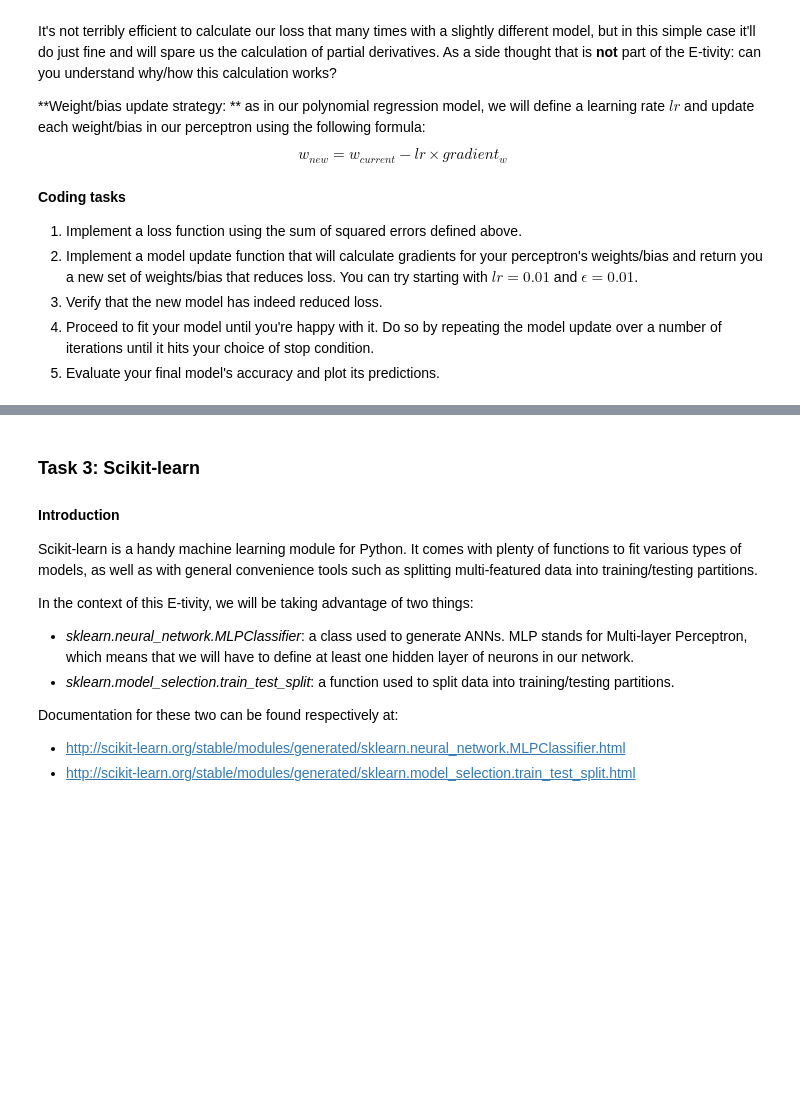
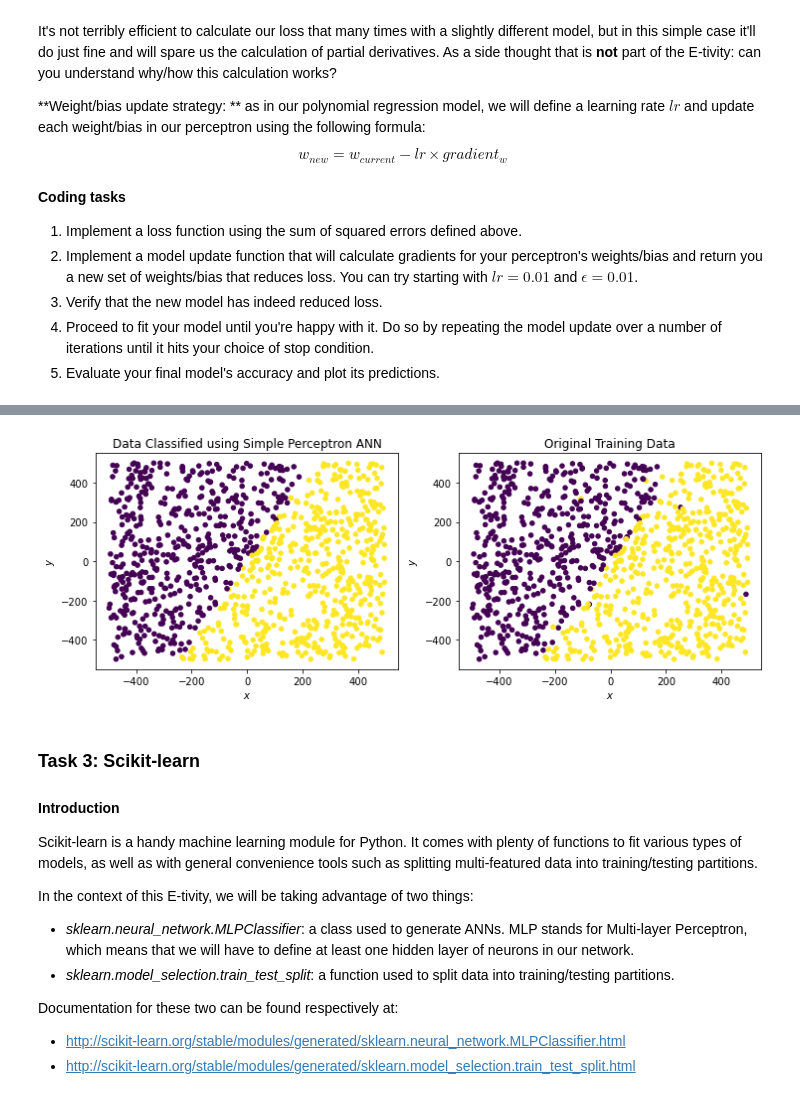
Before and after one commit to yrsci/Level8AI-CE4031-Etivity2, a Jupyter notebook: Etivity2_NeuralNetworks_21208298.ipynb, the cells around one changed output, grey strips where cells are left out. Cells and saved outputs as stored; diff of their text form; code cells hidden in the pictures; blank space fills up the shorter version.

```diff
--- a/Etivity2_NeuralNetworks_21208298.ipynb
+++ b/Etivity2_NeuralNetworks_21208298.ipynb
@@ -208,3 +336,29 @@ $$w_{new}=w_{current}-lr\times gradient_w$$
+# %%
+# Initialise figure
+plt.figure(figsize=(12, 4))
+
+### 1st subplot - classified data
+plt.subplot(1, 2, 1)
+plt.scatter(x, y, s=20, c=updated_classes)
+
+# Label the plot
+plt.title('Data Classified using Simple Perceptron ANN')
+plt.xlabel('$x$')
+plt.ylabel('$y$')
+
+### 2nd subplot - original data
+plt.subplot(1, 2, 2)
+plt.scatter(x, y, s=20, c=Group)
+
+# Label the plot
+plt.title('Original Training Data')
+plt.xlabel('$x$')
+plt.ylabel('$y$')
+
+# Display the figure
+plt.show()
+# %% [output]
+[figure, added]
 # %% [markdown]
 ### Task 3: Scikit-learn
 
```
Also changed, not shown: parts of 10 cells of this notebook.
